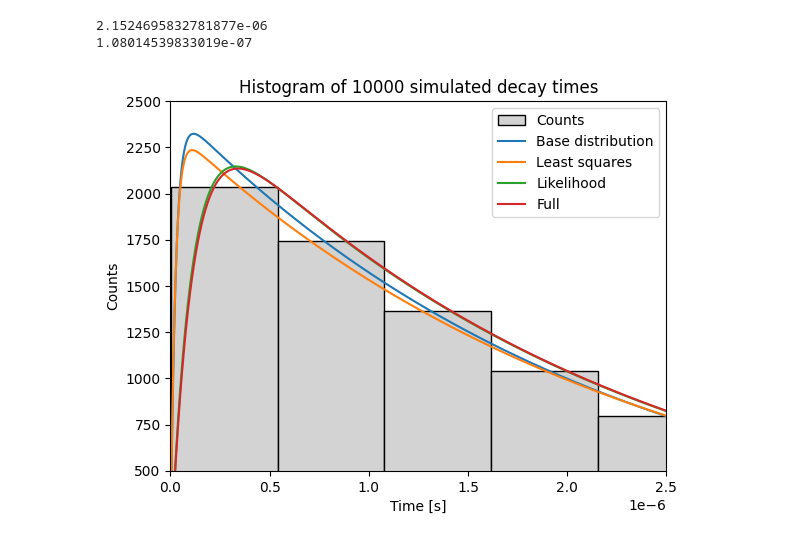
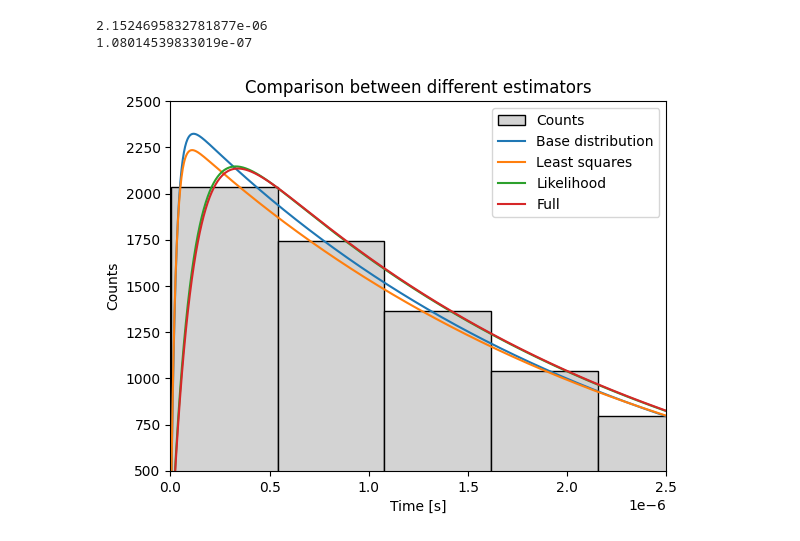
Before and after one commit to kingspoof/PHY241, a Jupyter notebook: Code/test_estimators.ipynb, the cells around one changed output. Saved outputs shown, nothing was run; the diff lists cells and outputs as text; code cells hidden in the pictures.

```diff
--- a/Code/test_estimators.ipynb
+++ b/Code/test_estimators.ipynb
@@ -101,21 +101,21 @@ print(PION_estimate_full)
 # %%
 estimate_lifetime_count_squares = estimate_lifetime_counts(t_space, bin_width, n, MUON_estimate_squares, PION_estimate_squares)
 estimate_lifetime_count_like = estimate_lifetime_counts(t_space, bin_width, n, MUON_estimate_like, PION_estimate_like)
 estimate_lifetime_count_full = estimate_lifetime_counts(t_space, bin_width, n, MUON_estimate_full, PION_estimate_full)
 
 plt.hist(bins[:-1], bins, weights=counts, color='lightgray', edgecolor='black', label='Counts')
 plt.plot(t_space, t_computed_values*bin_width, label='Base distribution')
 plt.plot(t_space, estimate_lifetime_count_squares, label='Least squares')
 plt.plot(t_space, estimate_lifetime_count_like, label='Likelihood')
 plt.plot(t_space, estimate_lifetime_count_full, label='Full')
 plt.xlabel('Time [s]')
 plt.ylabel('Counts')
-plt.title(f'Histogram of {n} simulated decay times')
+plt.title(f'Comparison between different estimators')
 plt.legend()
 plt.xlim(0,0.25e-5)
 plt.ylim(500, 2500)
 plt.savefig('../Documentation/images/comparison_estimators.pdf')
 plt.show()
 plt.close()
 # %% [output]
-[figure, old version]
+[figure, new version]
```
Also changed, not shown: 3 other files.
